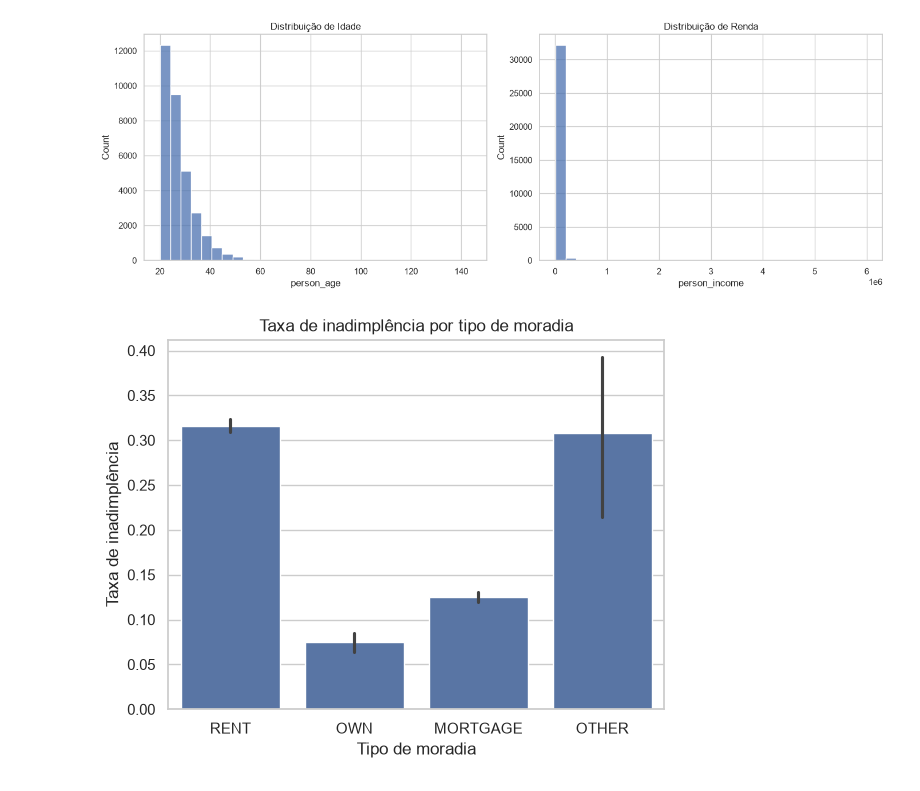
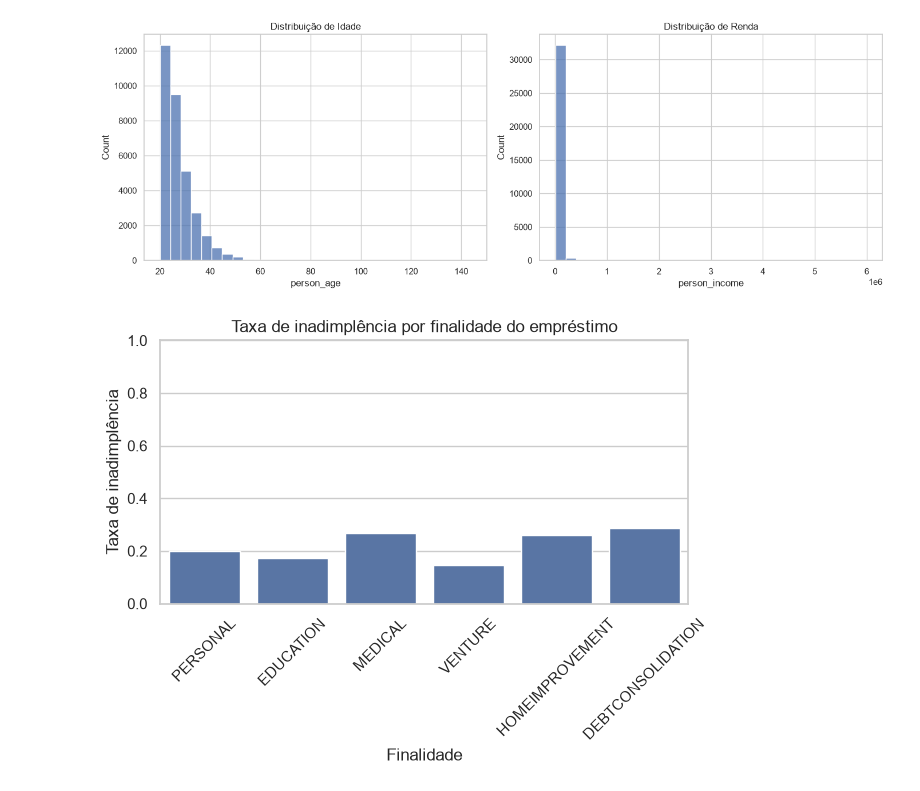
Before and after one commit to stefanolaurito/projeto-risco-credito, a Jupyter notebook: notebooks/01_eda.ipynb, the cells around one changed output. Saved outputs shown, nothing was run; the diff lists cells and outputs as text; code cells hidden in the pictures.

```diff
--- a/notebooks/01_eda.ipynb
+++ b/notebooks/01_eda.ipynb
@@ -106,11 +106,19 @@ plt.show()
 # %% [output]
 [figure]
 # %%
-sns.barplot(data=df, x="person_home_ownership", y="loan_status")
+sns.barplot(
+    data=df,
+    x="loan_intent",
+    y="loan_status",
+    errorbar=None
+)
 
-plt.title("Taxa de inadimplência por tipo de moradia")
-plt.xlabel("Tipo de moradia")
+plt.title("Taxa de inadimplência por finalidade do empréstimo")
+plt.xlabel("Finalidade")
 plt.ylabel("Taxa de inadimplência")
+plt.xticks(rotation=45)
+plt.ylim(0, 1)
+plt.tight_layout()
 plt.show()
 # %% [output]
-[figure, old version]
+[figure, new version]
```
Also changed, not shown: parts of 13 cells of this notebook.
